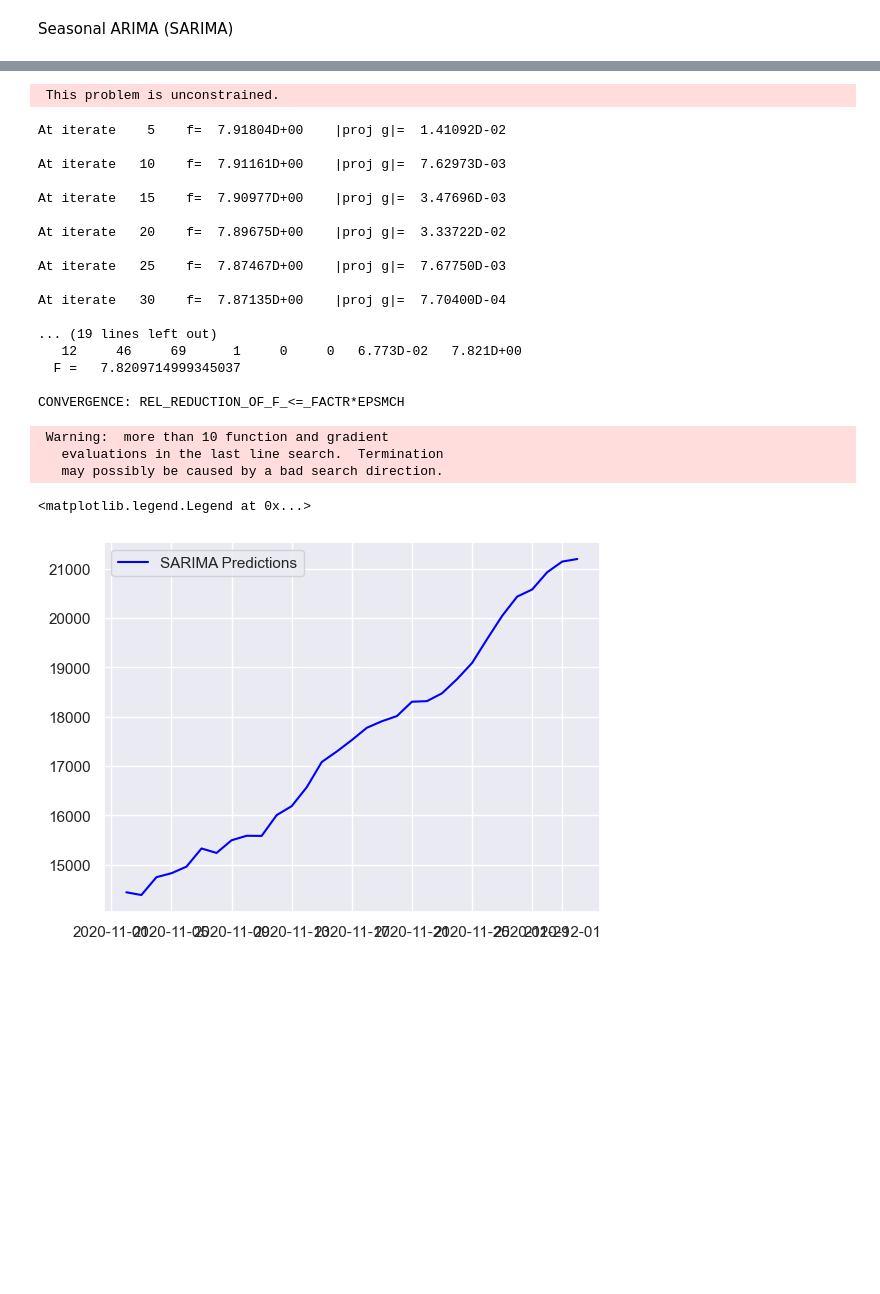
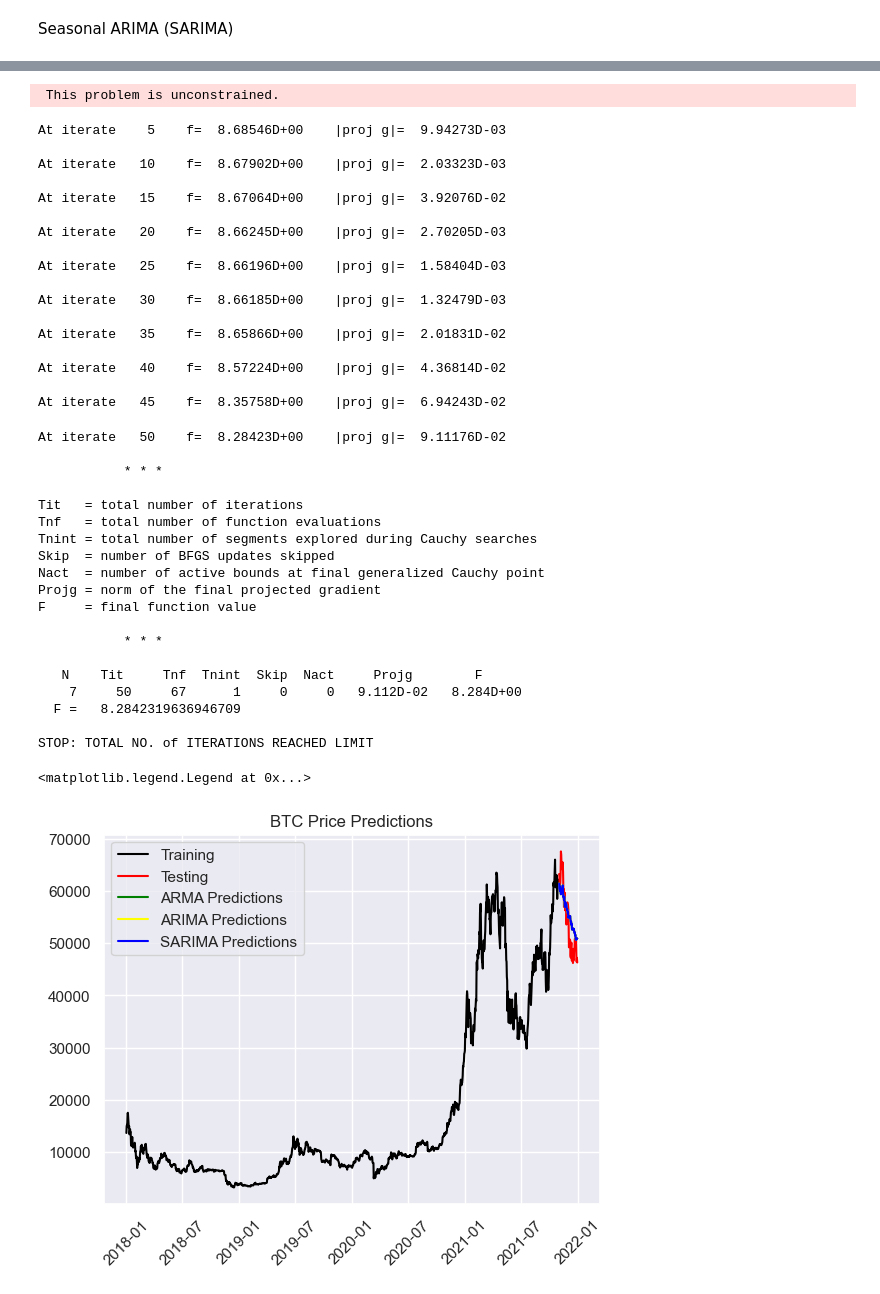
Before and after one commit to thaonguyen14021207/time-series-analysis, a Jupyter notebook: forecast_bitcoin_price.ipynb, the cells around one changed output, grey strips where cells are left out. Drawn from its saved outputs; the diff is of its cells as text; code cells hidden in the pictures; blank space fills up the shorter version.

```diff
--- a/forecast_bitcoin_price.ipynb
+++ b/forecast_bitcoin_price.ipynb
@@ -82,6 +44,6 @@ btc.to_csv("btc.csv")
 # %% [markdown]
 Now, let’s read in our csv file and display the first five rows:
 # %%
-btc = pd.read_csv("btc.csv")
-print(btc.head())
+btc = pd.read_csv("data/btc.csv")
+print(btc)
 # %% [output]
@@ -125,6 +99,6 @@ We will split our data such that everything before November 2020 will serve as t
 # %%
-train = btc[btc.index < pd.to_datetime("2020-11-01", format='%Y-%m-%d')]
-test = btc[btc.index > pd.to_datetime("2020-11-01", format='%Y-%m-%d')]
+train = btc[btc.index < pd.to_datetime("2021-11-01", format='%Y-%m-%d')]
+test = btc[btc.index > pd.to_datetime("2021-11-01", format='%Y-%m-%d')]
 
 plt.plot(train, color = "black")
 plt.plot(test, color = "red")
@@ -217,7 +177,7 @@ RMSE:  906.8046954754458
 # %% [markdown]
 Seasonal ARIMA (SARIMA)
 # %%
-SARIMAXmodel = SARIMAX(y, order = (5, 4, 2), seasonal_order=(2,2,2,12))
+SARIMAXmodel = SARIMAX(y, order = (1, 0, 1), seasonal_order=(2,2,2,12))
 SARIMAXmodel = SARIMAXmodel.fit()
 
 y_pred = SARIMAXmodel.get_forecast(len(test.index))
@@ -225,7 +185,11 @@ y_pred_df = y_pred.conf_int(alpha = 0.05)
 y_pred_df["Predictions"] = SARIMAXmodel.predict(start = y_pred_df.index[0], end = y_pred_df.index[-1])
 y_pred_df.index = test.index
 y_pred_out = y_pred_df["Predictions"]
-plt.plot(y_pred_out, color='Blue', label = 'SARIMA Predictions')
+plt.plot(train, color = "black", label = "Training")
+plt.plot(test, color = "red", label = "Testing")
+plt.plot(y_pred_out, color='blue', label = 'SARIMA Predictions')
+plt.title("BTC Price Predictions")
+plt.xticks(rotation=45)
 plt.legend()
 # %% [output]
 RUNNING THE L-BFGS-B CODE
@@ -241,23 +205,39 @@ At iterate    0    f=  8.23425D+00    |proj g|=  3.95065D-01
  This problem is unconstrained.
-At iterate    5    f=  7.91804D+00    |proj g|=  1.41092D-02
+At iterate    5    f=  8.68546D+00    |proj g|=  9.94273D-03
 
-At iterate   10    f=  7.91161D+00    |proj g|=  7.62973D-03
+At iterate   10    f=  8.67902D+00    |proj g|=  2.03323D-03
 
-At iterate   15    f=  7.90977D+00    |proj g|=  3.47696D-03
+At iterate   15    f=  8.67064D+00    |proj g|=  3.92076D-02
 
-At iterate   20    f=  7.89675D+00    |proj g|=  3.33722D-02
+At iterate   20    f=  8.66245D+00    |proj g|=  2.70205D-03
 
-At iterate   25    f=  7.87467D+00    |proj g|=  7.67750D-03
+At iterate   25    f=  8.66196D+00    |proj g|=  1.58404D-03
 
-At iterate   30    f=  7.87135D+00    |proj g|=  7.70400D-04
+At iterate   30    f=  8.66185D+00    |proj g|=  1.32479D-03
 
-... (19 lines left out)
-   12     46     69      1     0     0   6.773D-02   7.821D+00
-  F =   7.8209714999345037
+At iterate   35    f=  8.65866D+00    |proj g|=  2.01831D-02
 
-CONVERGENCE: REL_REDUCTION_OF_F_<=_FACTR*EPSMCH
+At iterate   40    f=  8.57224D+00    |proj g|=  4.36814D-02
+
+At iterate   45    f=  8.35758D+00    |proj g|=  6.94243D-02
- Warning:  more than 10 function and gradient
-   evaluations in the last line search.  Termination
-   may possibly be caused by a bad search direction.
+At iterate   50    f=  8.28423D+00    |proj g|=  9.11176D-02
+
+           * * *
+
+Tit   = total number of iterations
+Tnf   = total number of function evaluations
+Tnint = total number of segments explored during Cauchy searches
+Skip  = number of BFGS updates skipped
+Nact  = number of active bounds at final generalized Cauchy point
+Projg = norm of the final projected gradient
+F     = final function value
+
+           * * *
+
+   N    Tit     Tnf  Tnint  Skip  Nact     Projg        F
+    7     50     67      1     0     0   9.112D-02   8.284D+00
+  F =   8.2842319636946709
+
+STOP: TOTAL NO. of ITERATIONS REACHED LIMIT
 <matplotlib.legend.Legend at 0x...>
-[figure, old version]
+[figure, new version]
```
Also changed, not shown: parts of 25 cells of this notebook, 1 other file.
